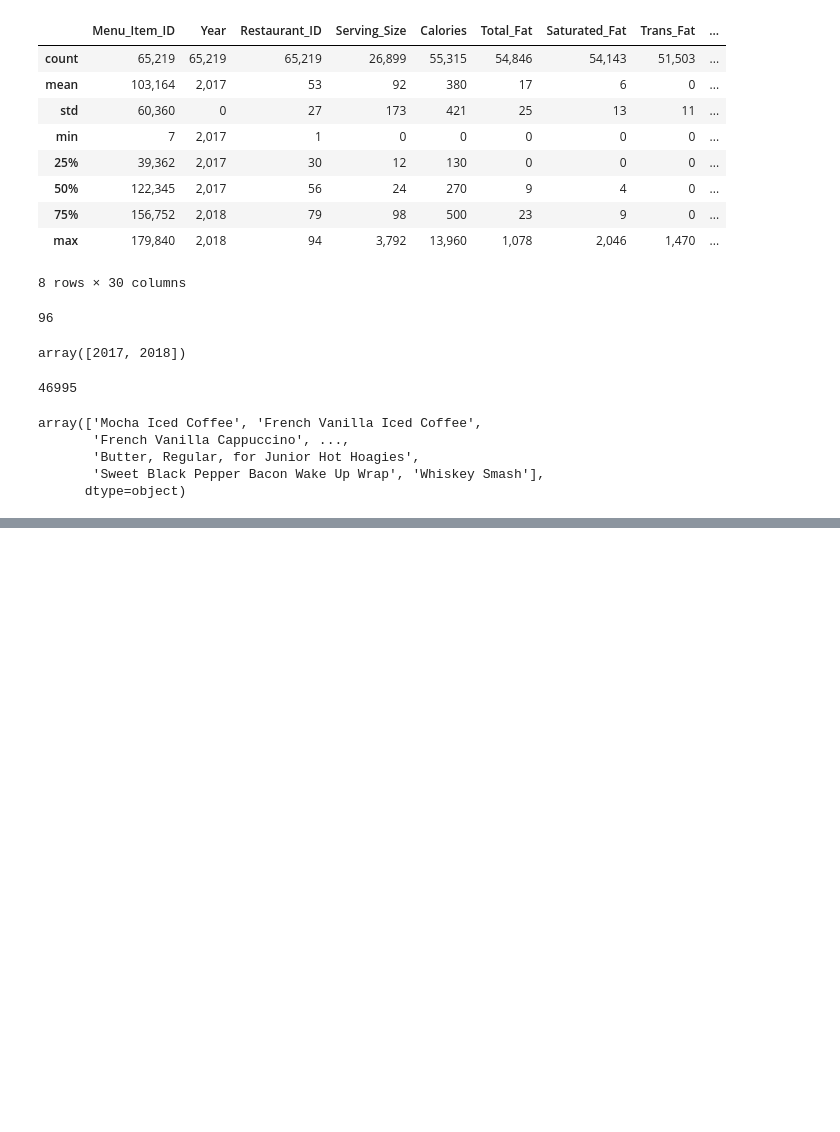
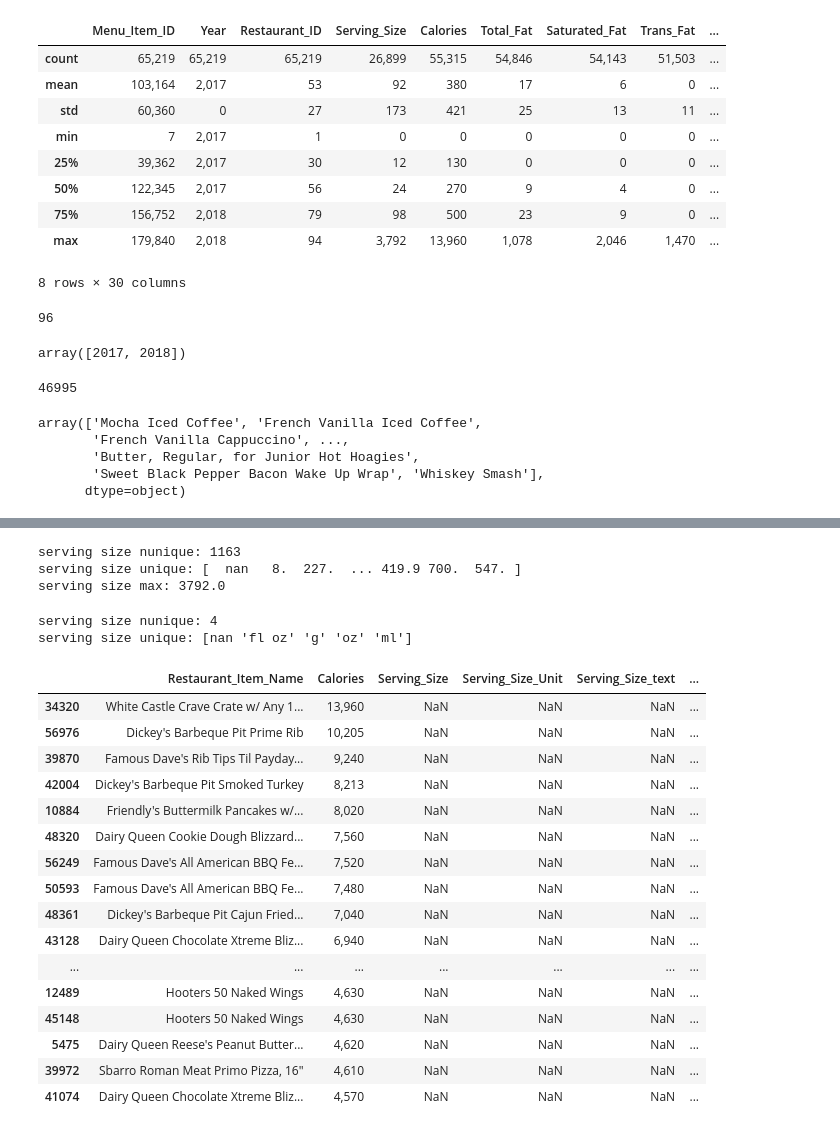
Before and after one commit to slp22/ds-ml-bootcamp, a Jupyter notebook: DOHMH_MenuStat_Historical.ipynb, the cells around one changed output, grey strips where cells are left out. Drawn from its saved outputs; the diff is of its cells as text; code cells hidden in the pictures; blank space fills up the shorter version.

```diff
--- a/DOHMH_MenuStat_Historical.ipynb
+++ b/DOHMH_MenuStat_Historical.ipynb
@@ -159,0 +98,43 @@ Index(['Menu_Item_ID', 'Year', 'Restaurant_Item_Name', 'restaurant',
+# %%
+# serving size > 1000?
+print('serving size nunique:', df.Serving_Size.nunique())
+print('serving size unique:', df.Serving_Size.unique())
+print('serving size max:', df.Serving_Size.max())
+# %% [output]
+serving size nunique: 1163
+serving size unique: [  nan   8.  227.  ... 419.9 700.  547. ]
+serving size max: 3792.0
+# %%
+# what are the serving size units?
+print('serving size nunique:', df.Serving_Size_Unit.nunique())
+print('serving size unique:', df.Serving_Size_Unit.unique())
+# %% [output]
+serving size nunique: 4
+serving size unique: [nan 'fl oz' 'g' 'oz' 'ml']
+# %%
+# what items have the most calories?
+# df.loc[:, 'Restaurant_Item_Name':'Calories'].sort_values(by='Calories', ascending=False).head(50)
+df.loc[:, ['Restaurant_Item_Name',
+           'Calories','Serving_Size',
+           'Serving_Size_Unit',
+           'Serving_Size_text',
+           'Serving_Size_household']].sort_values(by='Calories', ascending=False).head(50)
+# family sized meals are included in items list (in addition to individual servings?)
+# %% [output]
+|  | Restaurant_Item_Name | Calories | Serving_Size | Serving_Size_Unit | Serving_Size_text | ... |
+| 34320 | White Castle Crave Crate w/ Any 1... | 13,960 | NaN | NaN | NaN | ... |
+| 56976 | Dickey's Barbeque Pit Prime Rib | 10,205 | NaN | NaN | NaN | ... |
+| 39870 | Famous Dave's Rib Tips Til Payday... | 9,240 | NaN | NaN | NaN | ... |
+| 42004 | Dickey's Barbeque Pit Smoked Turkey | 8,213 | NaN | NaN | NaN | ... |
+| 10884 | Friendly's Buttermilk Pancakes w/... | 8,020 | NaN | NaN | NaN | ... |
+| 48320 | Dairy Queen Cookie Dough Blizzard... | 7,560 | NaN | NaN | NaN | ... |
+| 56249 | Famous Dave's All American BBQ Fe... | 7,520 | NaN | NaN | NaN | ... |
+| 50593 | Famous Dave's All American BBQ Fe... | 7,480 | NaN | NaN | NaN | ... |
+| 48361 | Dickey's Barbeque Pit Cajun Fried... | 7,040 | NaN | NaN | NaN | ... |
+| 43128 | Dairy Queen Chocolate Xtreme Bliz... | 6,940 | NaN | NaN | NaN | ... |
+| ... | ... | ... | ... | ... | ... | ... |
+| 12489 | Hooters 50 Naked Wings | 4,630 | NaN | NaN | NaN | ... |
+| 45148 | Hooters 50 Naked Wings | 4,630 | NaN | NaN | NaN | ... |
+| 5475 | Dairy Queen Reese's Peanut Butter... | 4,620 | NaN | NaN | NaN | ... |
+| 39972 | Sbarro Roman Meat Primo Pizza, 16" | 4,610 | NaN | NaN | NaN | ... |
+| 41074 | Dairy Queen Chocolate Xtreme Bliz... | 4,570 | NaN | NaN | NaN | ... |
```
Also changed, not shown: parts of 21 cells of this notebook.
